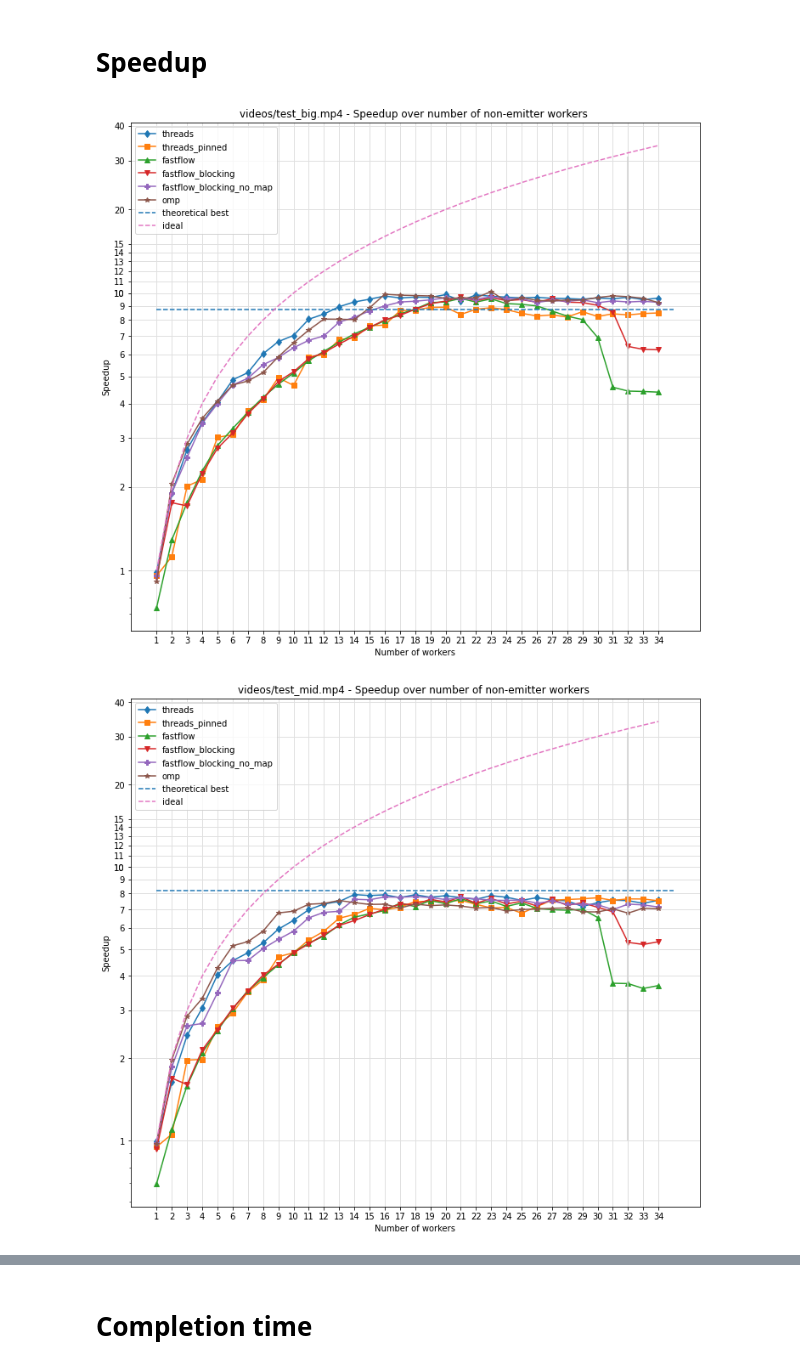
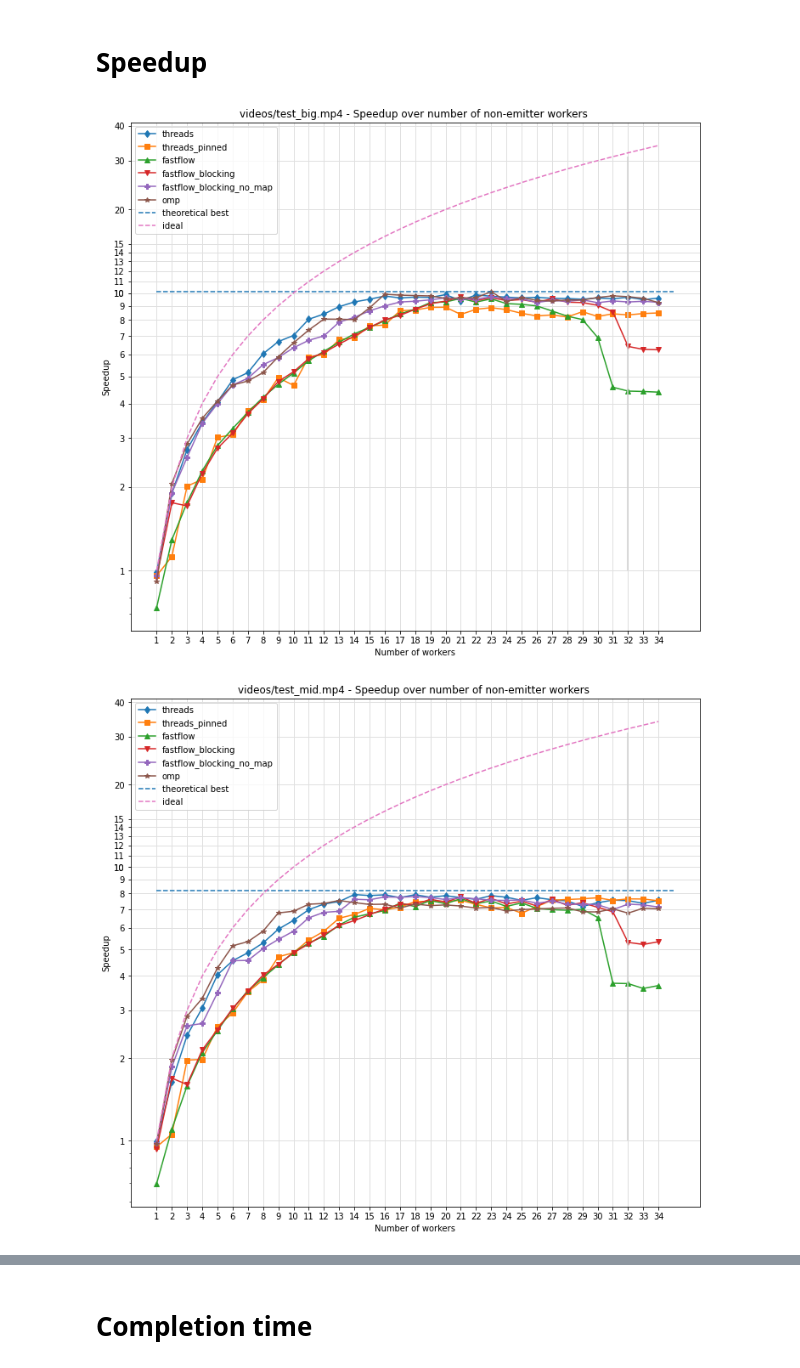
Before and after one commit to iwilare/video-motion-detection, a Jupyter notebook: plot/plot.ipynb, the cells around one changed output, grey strips where cells are left out. Cells and saved outputs as stored; diff of their text form; code cells hidden in the pictures.

```diff
--- a/plot/plot.ipynb
+++ b/plot/plot.ipynb
@@ -34,44 +34,45 @@ programs = [('threads',                  'd', '-'),
             ('fastflow_blocking_no_map', 'P', '-'),
             ('omp',                      '*', '-')]
 # %%
-sequentials['read_time'] = [9218,2636,1104]
+sequentials['read_time'] = [6770,2636,1104]
 sequentials['init_time'] = [173849,62852,35543]
 sequentials['total_time'] = [66790000,9810000,2080000]
-sequentials['processing_time'] = [89291,25126,9525]
-sequentials['frames'] = [812,431,227]
+sequentials['processing_time'] = [72292,25126,9525]
+sequentials['frames'] = [816,431,227]
 # %% [markdown]
 # Speedup
 # %%
 for f in filenames:
     plt.gcf().set_size_inches(12, 11)
     def seq(n): return sequentials[sequentials['filename'] == f][n].values[0]
 
-    serial_fraction =  (seq('read_time')*(seq('frames')-1)+seq('init_time')) / seq('total_time')
+    serial_time = seq('init_time') + seq('read_time') * seq('frames')
+    serial_fraction = serial_time / seq('total_time')
     max_speedup = 1 / serial_fraction
 
     for p, m, d in programs:
         y = seq('total_time')/df[(df['name'] == 'bin/'+p) & (df['filename'] == f)]['avg']
         plt.plot(all_n_workers, y, d, label=p, marker=m)
     plt.grid(color='#e0e0e0', linestyle='-', linewidth=1)
     plt.yscale('log')
     plt.yticks(list(range(0,16,1)) + list(range(10,100,10)))
     plt.gca().get_yaxis().set_major_formatter(mplt.ticker.ScalarFormatter())
     plt.gca().get_yaxis().get_major_formatter().labelOnlyBase = False
     plt.vlines(32, ymin=1, ymax=31, color='#d0d0d0', linestyle='-')
     plt.hlines(max_speedup, xmin=1, xmax=35, linestyle='--',label='theoretical best')
     #plt.hlines(seq('processing_time')/(seq('read_time')), xmin=1, xmax=35, linestyle='-',label='theoretical best')
 
     plt.plot(all_n_workers, all_n_workers, '--', label='ideal')
     plt.xticks(all_n_workers)
 
     plt.legend()
     plt.ylabel("Speedup")
     plt.xlabel("Number of workers")
     plt.title(f"{f} - Speedup over number of non-emitter workers ")
     plt.savefig(f'speedup_{crop_slash(f)}.svg')
     plt.show()
 # %% [output]
-[figure, old version]
+[figure, new version]
 [figure]
 [figure]
 # %% [markdown]
```
Also changed, not shown: parts of 1 cell of this notebook, 1 other file.
